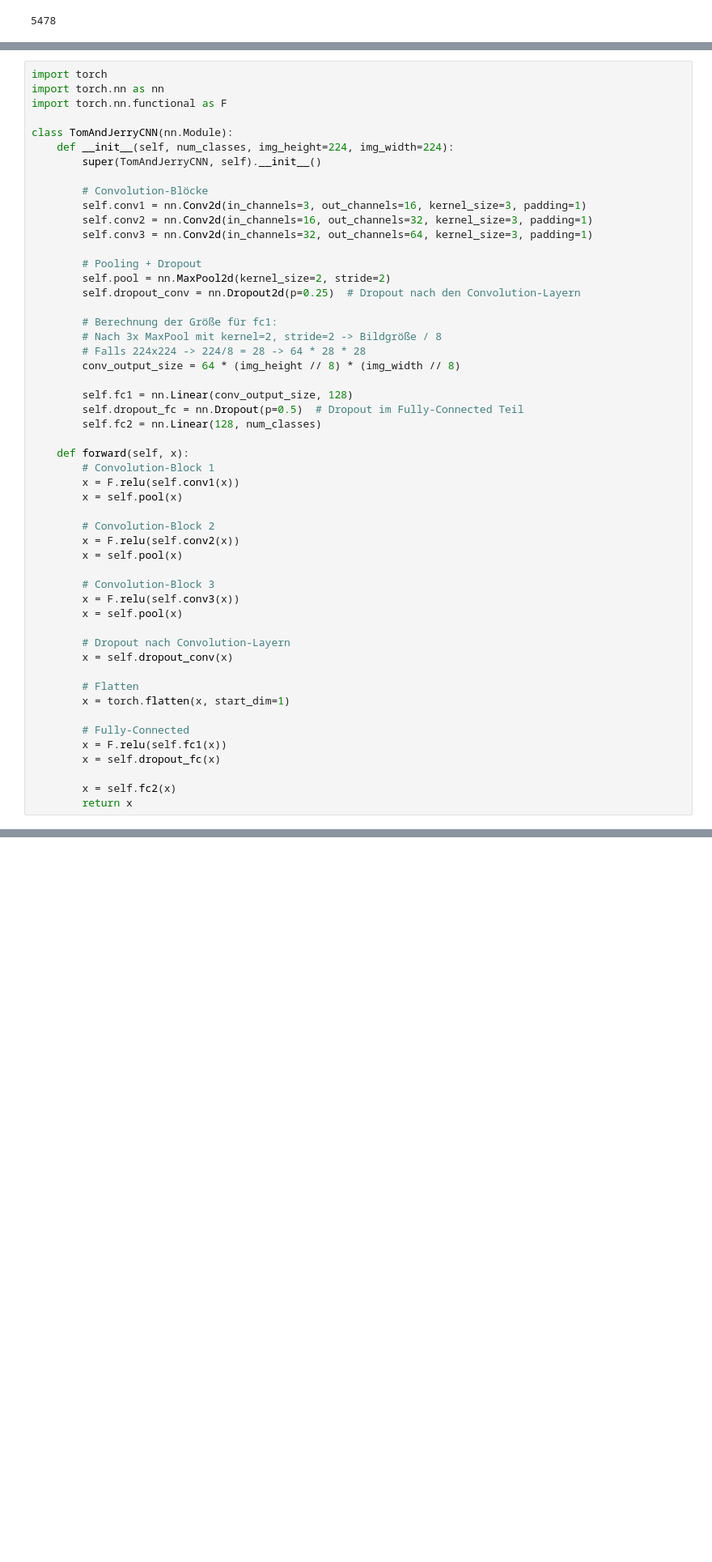
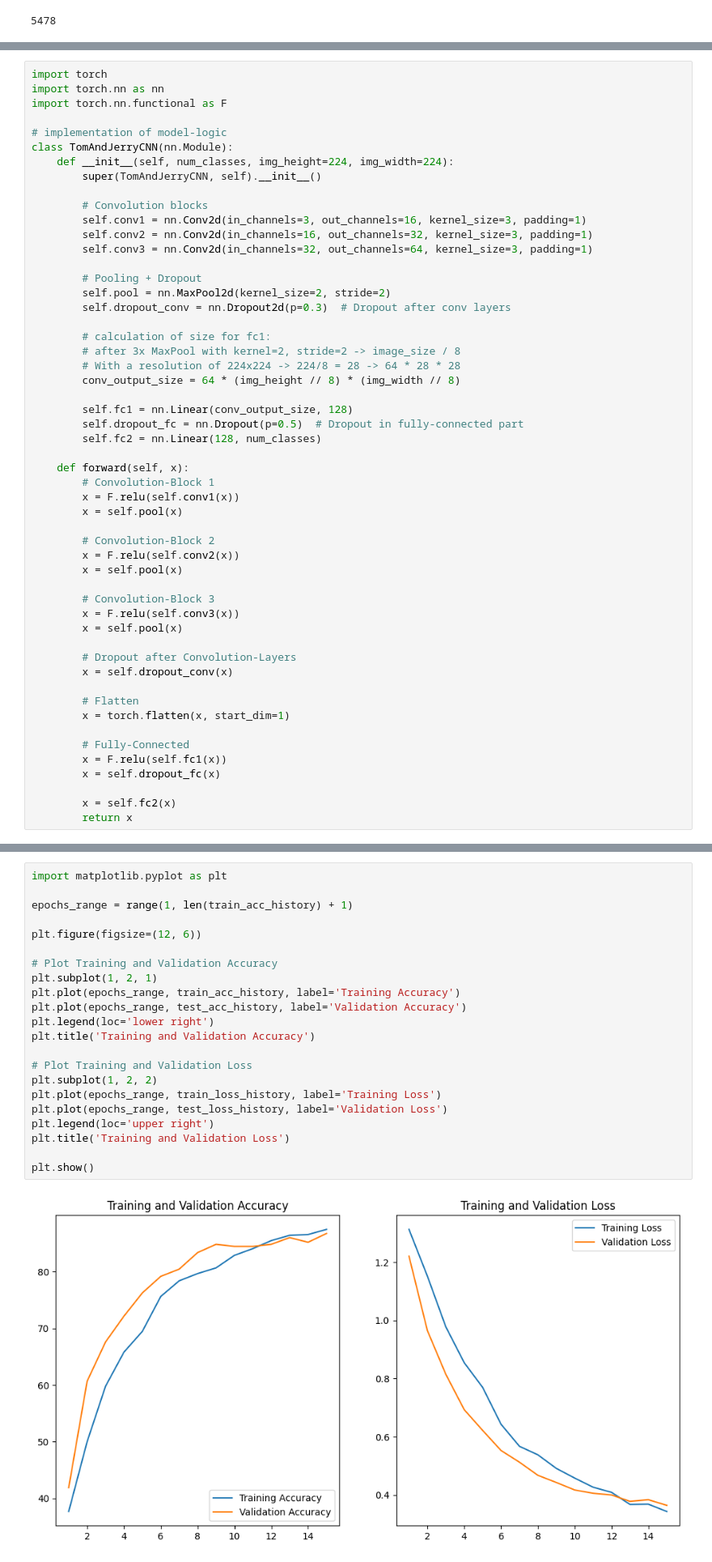
Before and after one commit to adrian-selk/data_exploration_project, a Jupyter notebook: data_exploration.ipynb, the cells around one changed output, grey strips where cells are left out. Shown at 81% size. Cells and saved outputs as stored; diff of their text form; blank space fills up the shorter version.

Commit message:
add code for training

```diff
--- a/data_exploration.ipynb
+++ b/data_exploration.ipynb
@@ -297,26 +296,27 @@ import torch
 import torch.nn as nn
 import torch.nn.functional as F
 
+# implementation of model-logic
 class TomAndJerryCNN(nn.Module):
     def __init__(self, num_classes, img_height=224, img_width=224):
         super(TomAndJerryCNN, self).__init__()
 
-        # Convolution-Blöcke
+        # Convolution blocks
         self.conv1 = nn.Conv2d(in_channels=3, out_channels=16, kernel_size=3, padding=1)
         self.conv2 = nn.Conv2d(in_channels=16, out_channels=32, kernel_size=3, padding=1)
         self.conv3 = nn.Conv2d(in_channels=32, out_channels=64, kernel_size=3, padding=1)
 
         # Pooling + Dropout
         self.pool = nn.MaxPool2d(kernel_size=2, stride=2)
-        self.dropout_conv = nn.Dropout2d(p=0.25)  # Dropout nach den Convolution-Layern
+        self.dropout_conv = nn.Dropout2d(p=0.3)  # Dropout after conv layers
 
-        # Berechnung der Größe für fc1:
-        # Nach 3x MaxPool mit kernel=2, stride=2 -> Bildgröße / 8
-        # Falls 224x224 -> 224/8 = 28 -> 64 * 28 * 28
+        # calculation of size for fc1:
+        # after 3x MaxPool with kernel=2, stride=2 -> image_size / 8
+        # With a resolution of 224x224 -> 224/8 = 28 -> 64 * 28 * 28
         conv_output_size = 64 * (img_height // 8) * (img_width // 8)
 
         self.fc1 = nn.Linear(conv_output_size, 128)
-        self.dropout_fc = nn.Dropout(p=0.5)  # Dropout im Fully-Connected Teil
+        self.dropout_fc = nn.Dropout(p=0.5)  # Dropout in fully-connected part
         self.fc2 = nn.Linear(128, num_classes)
 
     def forward(self, x):
@@ -332,7 +332,7 @@ class TomAndJerryCNN(nn.Module):
         x = F.relu(self.conv3(x))
         x = self.pool(x)
 
-        # Dropout nach Convolution-Layern
+        # Dropout after Convolution-Layers
         x = self.dropout_conv(x)
 
         # Flatten
@@ -449,0 +456,24 @@ Epoch [20/20] Train Loss: 0.2819, Train Acc: 89.53% | Test Loss: 0.4479, Test Ac
+# %%
+import matplotlib.pyplot as plt
+
+epochs_range = range(1, len(train_acc_history) + 1)
+
+plt.figure(figsize=(12, 6))
+
+# Plot Training and Validation Accuracy
+plt.subplot(1, 2, 1)
+plt.plot(epochs_range, train_acc_history, label='Training Accuracy')
+plt.plot(epochs_range, test_acc_history, label='Validation Accuracy')
+plt.legend(loc='lower right')
+plt.title('Training and Validation Accuracy')
+
+# Plot Training and Validation Loss
+plt.subplot(1, 2, 2)
+plt.plot(epochs_range, train_loss_history, label='Training Loss')
+plt.plot(epochs_range, test_loss_history, label='Validation Loss')
+plt.legend(loc='upper right')
+plt.title('Training and Validation Loss')
+
+plt.show()
+# %% [output]
+[figure, added]
```
Also changed, not shown: parts of 9 cells of this notebook.
